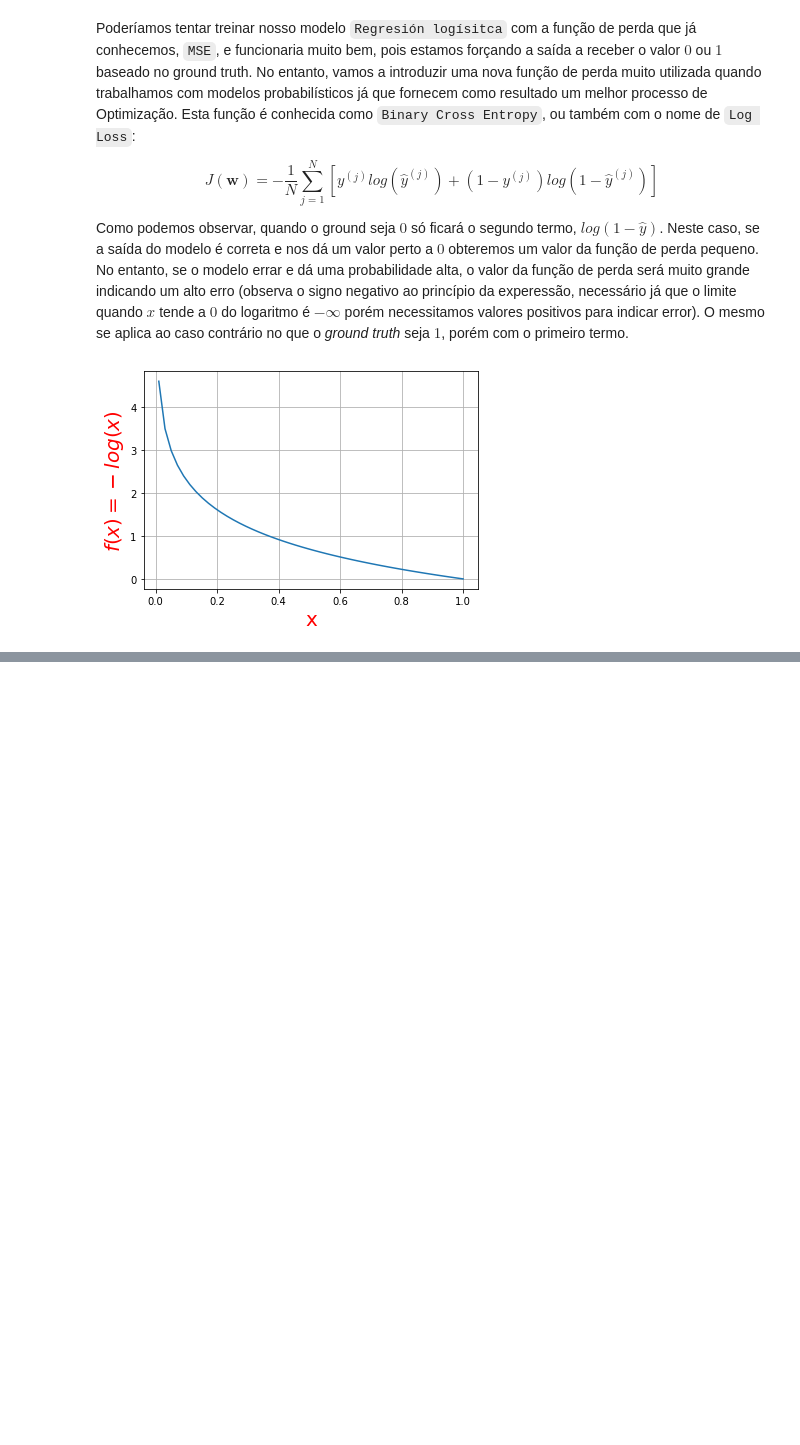
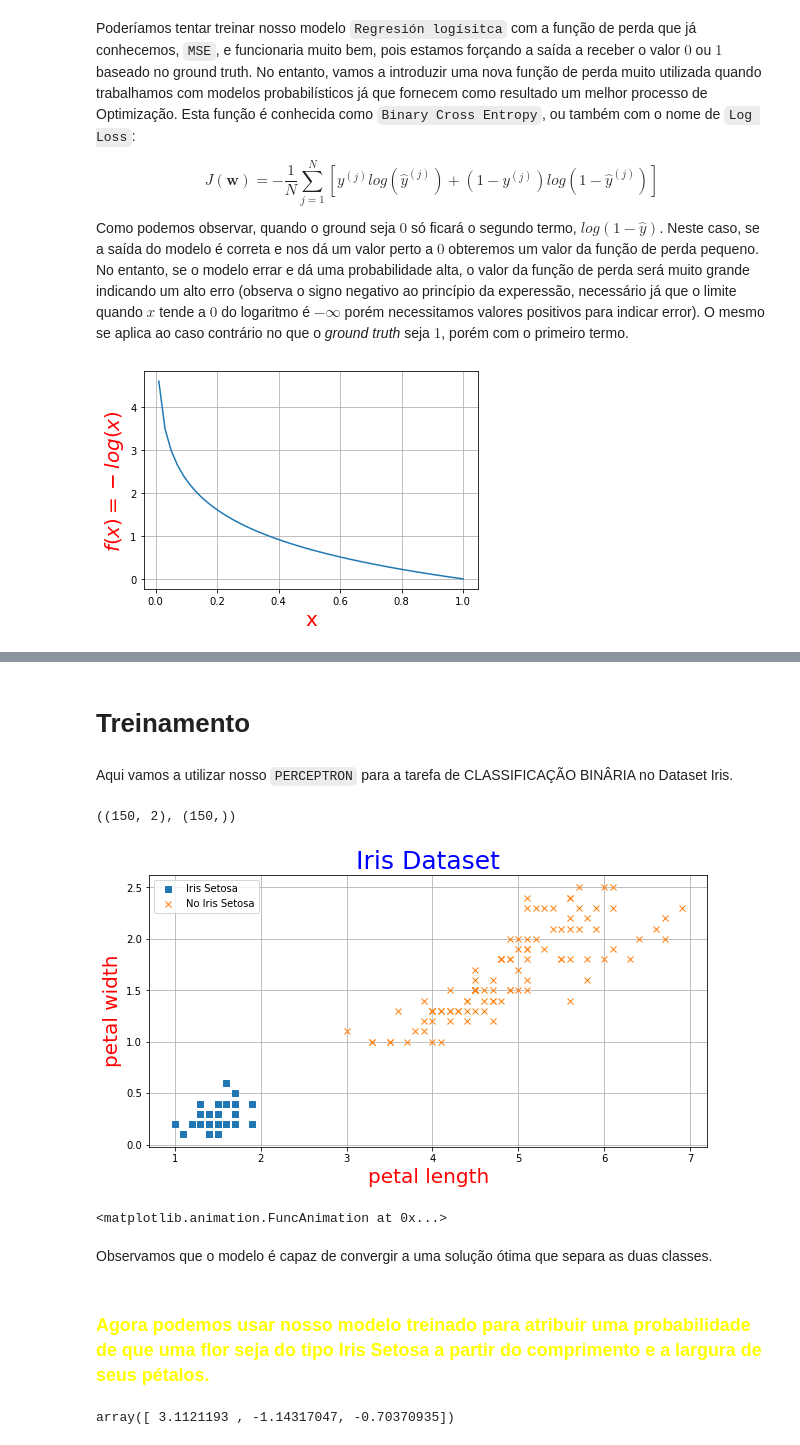
Before and after one commit to EddyGiusepe/Perceptron_with_Python, a Jupyter notebook: The_Perceptron_Logistic_Regression.ipynb, the cells around one changed output, grey strips where cells are left out. Saved outputs shown, nothing was run; the diff lists cells and outputs as text; code cells hidden in the pictures; blank space fills up the shorter version.

```diff
--- a/The_Perceptron_Logistic_Regression.ipynb
+++ b/The_Perceptron_Logistic_Regression.ipynb
@@ -71,0 +148,27 @@ plt.show()
+# %% [markdown]
+# Treinamento
+# %% [markdown]
+Aqui vamos a utilizar nosso `PERCEPTRON` para a tarefa de CLASSIFICAÇÃO BINÂRIA no Dataset Iris.
+# %%
+# Nosso Dataset
+
+iris = load_iris()
+X = iris.data[:, (2, 3)]  # petal length, petal width
+y = (iris.target == 0).astype(np.int)
+
+X.shape, y.shape
+# %% [output]
+((150, 2), (150,))
+# %%
+fig = plt.figure(figsize=(10, 5))
+
+plt.plot(X[y==1, 0], X[y==1, 1], 's', label="Iris Setosa")
+plt.plot(X[y==0, 0], X[y==0, 1], 'x', label="No Iris Setosa")
+plt.grid()
+plt.legend()
+plt.xlabel('petal length', fontsize=20, c='r')
+plt.ylabel('petal width', fontsize=20, c='r')
+plt.title("Iris Dataset", fontsize=25, c='b')
+plt.show()
+# %% [output]
+[figure, added]
@@ -71,0 +181,45 @@ plt.show()
+# %%
+from matplotlib import animation, rc
+from matplotlib.colors import ListedColormap
+
+
+custom_cmap = ListedColormap(['#9898ff', '#fafab0'])
+rc('animation', html='html5')
+
+fig = plt.figure(figsize=(8, 5))
+ax = fig.add_subplot(111, autoscale_on=False)
+def plot(i, axes = [0, 5, 0, 2], label="Iris Setosa"):
+    ax.clear()
+    w = perceptron.ws[i]
+    tit = ax.set_title(f"Epoch {i+1}", fontsize=14)
+    x0, x1 = np.meshgrid(
+            np.linspace(axes[0], axes[1], 500).reshape(-1, 1),
+            np.linspace(axes[2], axes[3], 200).reshape(-1, 1),
+        )
+    X_new = np.c_[x0.ravel(), x1.ravel()]
+    X_new = np.c_[np.ones(len(X_new)), X_new]
+    y_predict = perceptron(w, X_new)
+    zz = y_predict.reshape(x0.shape)
+    ax.plot(X[y==0, 0], X[y==0, 1], "bs", label=f"No {label}")
+    ax.plot(X[y==1, 0], X[y==1, 1], "yo", label=label)
+    ax.contourf(x0, x1, zz, cmap=custom_cmap)
+    ax.set_xlabel("Petal length", fontsize=14)
+    ax.set_ylabel("Petal width", fontsize=14)
+    ax.legend(loc="lower right", fontsize=14)
+    ax.axis(axes)
+    return ax
+
+anim = animation.FuncAnimation(fig, plot, frames=epochs, interval=200)
+plt.close()
+anim
+# %% [output]
+<matplotlib.animation.FuncAnimation at 0x...>
+# %% [markdown]
+Observamos que o modelo é capaz de convergir a uma solução ótima que separa as duas classes.
+# %% [markdown]
+### <font color="yellow">Agora podemos usar nosso modelo treinado para atribuir uma probabilidade de que uma flor seja do tipo Iris Setosa a partir do comprimento e a largura de seus pétalos.</font>
+# %%
+w = perceptron.ws[-1]
+w
+# %% [output]
+array([ 3.1121193 , -1.14317047, -0.70370935])
```
Also changed, not shown: parts of 13 cells of this notebook.
